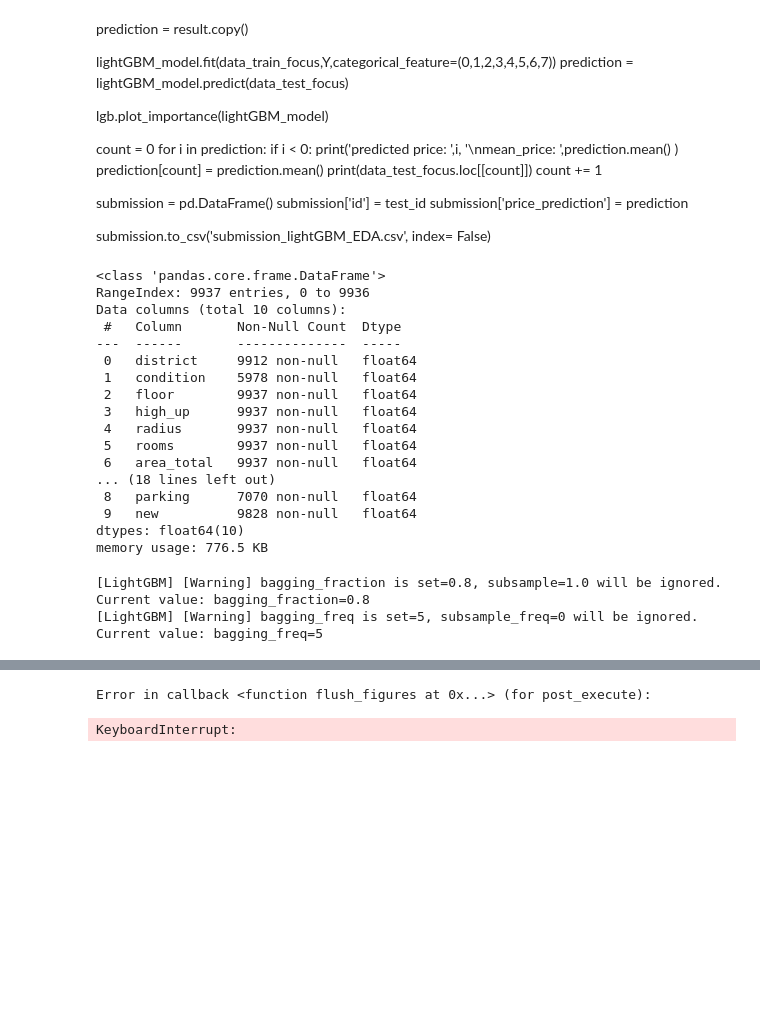
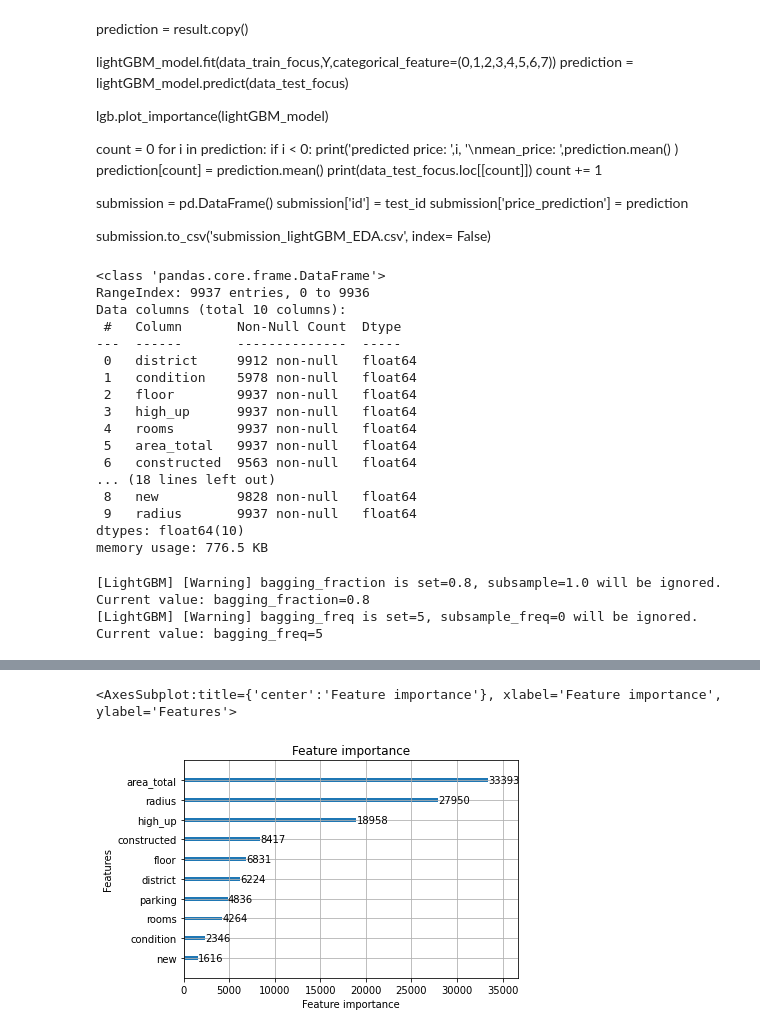
Before and after one commit to kjappvaffel/moscow_housing, a Jupyter notebook: EDA_DataCleaning_FeatureEngineering/EDA_testing_notebook.ipynb, the cells around one changed output, grey strips where cells are left out. Drawn from its saved outputs; the diff is of its cells as text; code cells hidden in the pictures; blank space fills up the shorter version.

```diff
--- a/EDA_DataCleaning_FeatureEngineering/EDA_testing_notebook.ipynb
+++ b/EDA_DataCleaning_FeatureEngineering/EDA_testing_notebook.ipynb
@@ -178,8 +178,8 @@ synthethic_data['high_up'].where(data_train['high_up'] > 1, 1)
 
 #try with fewer attributes
 #best so far
-data_train_focus = data_train[['district','condition','floor','high_up','radius','rooms','area_total','constructed','parking','new']]
-data_test_focus = data_test[['district','condition','floor','high_up','radius','rooms','area_total','constructed','parking','new']]
+data_train_focus = data_train[['district','condition','floor','high_up','rooms','area_total','constructed','parking','new','radius']]
+data_test_focus = data_test[['district','condition','floor','high_up','rooms','area_total','constructed','parking','new','radius']]
 
 #data to be merged with synthehtic
 #all_data = pd.concat([data_train,synthethic_data])
@@ -203,7 +203,7 @@ catergorical = ['parking', 'new', 'condition']
 X_train, X_test, y_train, y_test = train_test_split(data_train_focus,Y, test_size=0.2, random_state=42)
 
 lightGBM_model = lgb.LGBMRegressor(
-    categorical_feature=(0,1,2,8,9,7),
+    categorical_feature=(0,1,2,8,6,7),
     num_leaves=256,
     max_depth=8,
     random_state=42,
@@ -222,16 +222,16 @@ Data columns (total 10 columns):
  1   condition    5978 non-null   float64
  2   floor        9937 non-null   float64
  3   high_up      9937 non-null   float64
- 4   radius       9937 non-null   float64
- 5   rooms        9937 non-null   float64
- 6   area_total   9937 non-null   float64
+ 4   rooms        9937 non-null   float64
+ 5   area_total   9937 non-null   float64
+ 6   constructed  9563 non-null   float64
 ... (18 lines left out)
- 8   parking      7070 non-null   float64
- 9   new          9828 non-null   float64
+ 8   new          9828 non-null   float64
+ 9   radius       9937 non-null   float64
 dtypes: float64(10)
 memory usage: 776.5 KB
 # %%
-lightGBM_model.fit(X_train,np.log(y_train)/np.log(15),categorical_feature=(0,1,2,8,9,7))
+lightGBM_model.fit(X_train,np.log(y_train)/np.log(15),categorical_feature=(0,1,2,8,6,7))
 result = lightGBM_model.predict(X_test)
 
 lgb.plot_importance(lightGBM_model)
@@ -242,5 +243,5 @@ lgb.plot_importance(lightGBM_model)
-Error in callback <function flush_figures at 0x...> (for post_execute):
+<AxesSubplot:title={'center':'Feature importance'}, xlabel='Feature importance', ylabel='Features'>
-KeyboardInterrupt:
+[figure, added]
 # %%
 prediction = result.copy()
 
```
Also changed, not shown: parts of 4 cells of this notebook, 1 other file.
